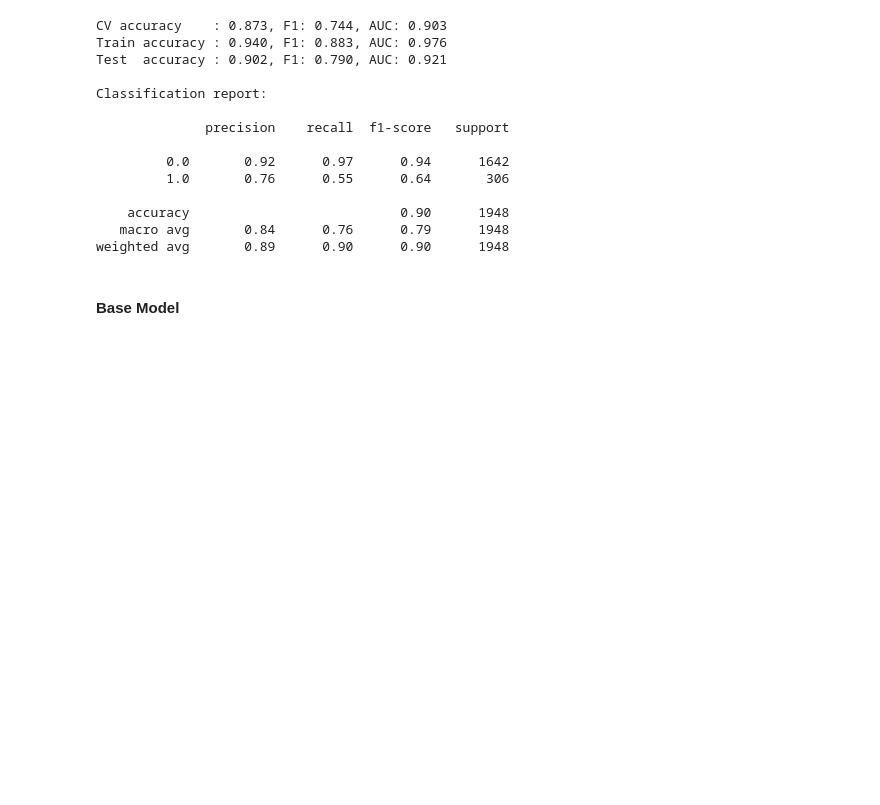
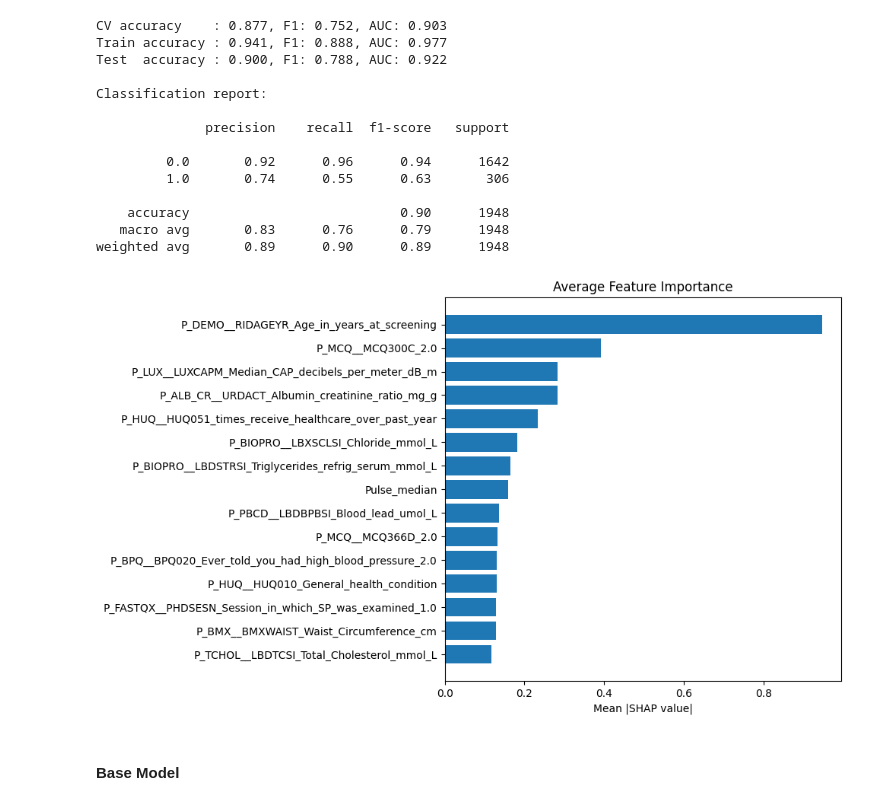
Before and after one commit to DVDMVN/CSE881_PROJ, a Jupyter notebook: G_GLM.ipynb, the cells around one changed output. Saved outputs shown, nothing was run; the diff lists cells and outputs as text; code cells hidden in the pictures; blank space fills up the shorter version.

```diff
--- a/G_GLM.ipynb
+++ b/G_GLM.ipynb
@@ -21,14 +24,16 @@ X_test = pd.read_parquet("INPUTS/TEST/X_test.parquet")
 y_train = pd.read_parquet("INPUTS/TRAIN/y_train.parquet")
 y_test = pd.read_parquet("INPUTS/TEST/y_test.parquet")
 
+# ordinal categorical columns
+ordinal_cols = ['P_HUQ__HUQ010_General_health_condition', 'P_HUQ__HUQ051_times_receive_healthcare_over_past_year']
+
+# drop ordinal from cat_cols
+cat_cols = [c for c in cat_cols if c not in ordinal_cols]
+
 X_train[cat_cols] = X_train[cat_cols].astype("category")
 X_test[cat_cols] = X_test[cat_cols].astype("category")
 
 num_cols = [c for c in X_train.columns if c not in cat_cols]
-
-# drop leakage
-X_train = X_train.drop(columns=["P_BIOPRO__LBXSOSSI_Osmolality_mmol_Kg"])
-X_test = X_test.drop(columns=["P_BIOPRO__LBXSOSSI_Osmolality_mmol_Kg"])
 
 # one-hot encode categorical variables
 X_train_encoded = pd.get_dummies(X_train, drop_first=True)
@@ -75,11 +80,6 @@ f1_test  = f1_score(y_test_cat, y_pred_test, average='macro')
 auc_train = roc_auc_score(y_train_cat, xgb.predict_proba(X_train_encoded)[:, 1])
 auc_test  = roc_auc_score(y_test_cat, xgb.predict_proba(X_test_encoded)[:, 1])
 
-# print(f"CV accuracy:    {cv_results['test_accuracy'].mean():.3f} ± {cv_results['test_accuracy'].std():.3f}")
-# print(f"CV F1:          {cv_results['test_f1'].mean():.3f} ± {cv_results['test_f1'].std():.3f}")
-# print(f"CV AUC:         {cv_results['test_auc'].mean():.3f} ± {cv_results['test_auc'].std():.3f}")
-
-
 print(f"CV accuracy    : {cv_results['test_accuracy'].mean():.3f}, F1: {cv_results['test_f1'].mean():.3f}, AUC: {cv_results['test_auc'].mean():.3f}")
 print(f"Train accuracy : {acc_train:.3f}, F1: {f1_train:.3f}, AUC: {auc_train:.3f}")
 print(f"Test  accuracy : {acc_test:.3f}, F1: {f1_test:.3f}, AUC: {auc_test:.3f}")
@@ -87,20 +87,44 @@ print(f"Test  accuracy : {acc_test:.3f}, F1: {f1_test:.3f}, AUC: {auc_test:.3f}"
 print("\nClassification report:\n")
 print(classification_report(y_test_cat, y_pred_test))
 # %% [output]
-CV accuracy    : 0.873, F1: 0.744, AUC: 0.903
-Train accuracy : 0.940, F1: 0.883, AUC: 0.976
-Test  accuracy : 0.902, F1: 0.790, AUC: 0.921
+CV accuracy    : 0.877, F1: 0.752, AUC: 0.903
+Train accuracy : 0.941, F1: 0.888, AUC: 0.977
+Test  accuracy : 0.900, F1: 0.788, AUC: 0.922
 
 Classification report:
 
               precision    recall  f1-score   support
 
-         0.0       0.92      0.97      0.94      1642
-         1.0       0.76      0.55      0.64       306
+         0.0       0.92      0.96      0.94      1642
+         1.0       0.74      0.55      0.63       306
 
     accuracy                           0.90      1948
-   macro avg       0.84      0.76      0.79      1948
-weighted avg       0.89      0.90      0.90      1948
+   macro avg       0.83      0.76      0.79      1948
+weighted avg       0.89      0.90      0.89      1948
+# %%
+# 1. initialize explainer
+explainer = shap.TreeExplainer(xgb)
+
+# 2. compute SHAP values (main effects)
+shap_values = explainer.shap_values(X_train_encoded)
+
+
+feature_importance = np.abs(shap_values).mean(axis=0)
+feature_names = X_train_encoded.columns
+
+# Sort by importance
+indices = np.argsort(feature_importance)[::-1][:15]
+
+plt.figure(figsize=(10, 6))
+plt.barh(range(len(indices)), feature_importance[indices])
+plt.yticks(range(len(indices)), feature_names[indices])
+plt.xlabel('Mean |SHAP value|')
+plt.title('Average Feature Importance')
+plt.gca().invert_yaxis()
+plt.tight_layout()
+plt.show()
+# %% [output]
+[figure, added]
 # %% [markdown]
 #### Base Model
 # %%
```
Also changed, not shown: parts of 37 cells of this notebook, 6 other files.
